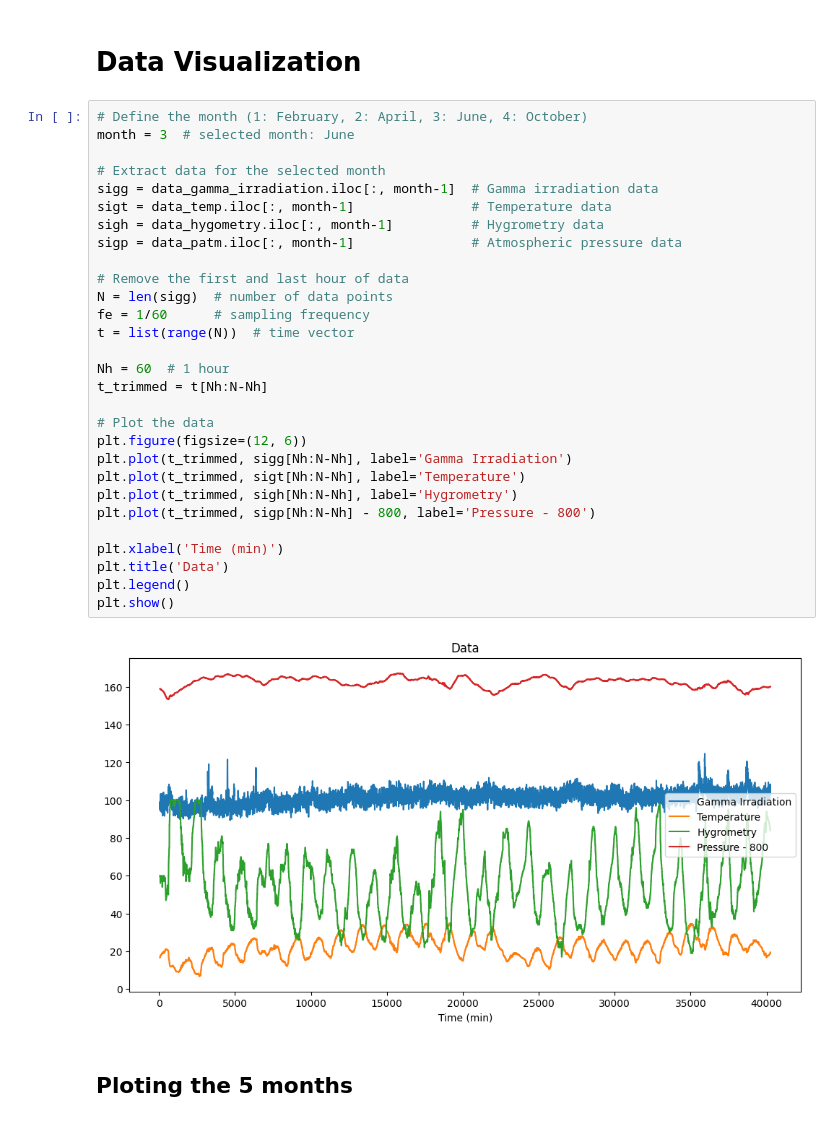
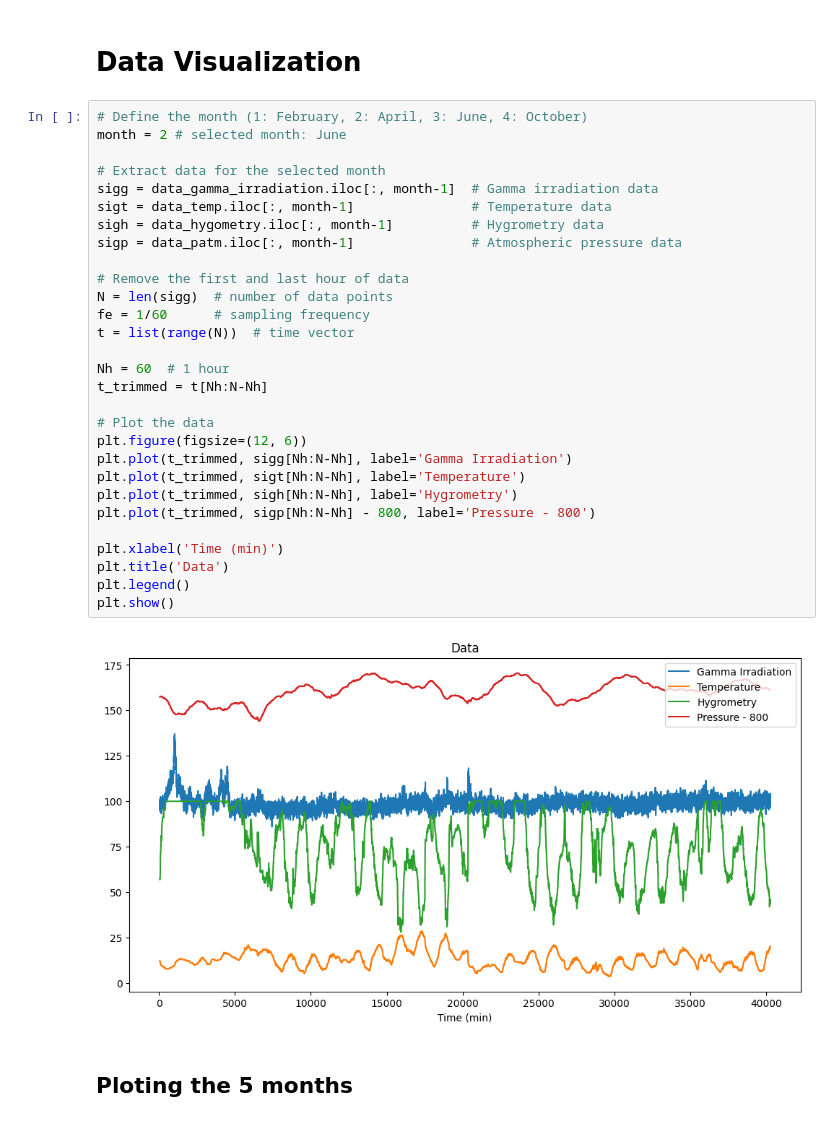
Before and after one commit to LucasTramonte/Radiological-pollution-monitoring-anomaly-detection, a Jupyter notebook: main.ipynb, the cells around one changed output. Cells and saved outputs as stored; diff of their text form.

Commit message:
Std criteria finished with visualization

```diff
--- a/main.ipynb
+++ b/main.ipynb
@@ -33,35 +33,35 @@ data_temp = pd.read_csv("Assets//Data//2015_months_TEMP.csv")
 # Data Visualization
 # %%
 # Define the month (1: February, 2: April, 3: June, 4: October)
-month = 3  # selected month: June
+month = 2 # selected month: June
 
 # Extract data for the selected month
 sigg = data_gamma_irradiation.iloc[:, month-1]  # Gamma irradiation data
 sigt = data_temp.iloc[:, month-1]               # Temperature data
 sigh = data_hygometry.iloc[:, month-1]          # Hygrometry data
 sigp = data_patm.iloc[:, month-1]               # Atmospheric pressure data
 
 # Remove the first and last hour of data
 N = len(sigg)  # number of data points
 fe = 1/60      # sampling frequency
 t = list(range(N))  # time vector
 
 Nh = 60  # 1 hour
 t_trimmed = t[Nh:N-Nh]
 
 # Plot the data
 plt.figure(figsize=(12, 6))
 plt.plot(t_trimmed, sigg[Nh:N-Nh], label='Gamma Irradiation')
 plt.plot(t_trimmed, sigt[Nh:N-Nh], label='Temperature')
 plt.plot(t_trimmed, sigh[Nh:N-Nh], label='Hygrometry')
 plt.plot(t_trimmed, sigp[Nh:N-Nh] - 800, label='Pressure - 800')
 
 plt.xlabel('Time (min)')
 plt.title('Data')
 plt.legend()
 plt.show()
 # %% [output]
-[figure, old version]
+[figure, new version]
 # %% [markdown]
 ## Ploting the 5 months
 # %%
```
Also changed, not shown: parts of 2 cells of this notebook.
